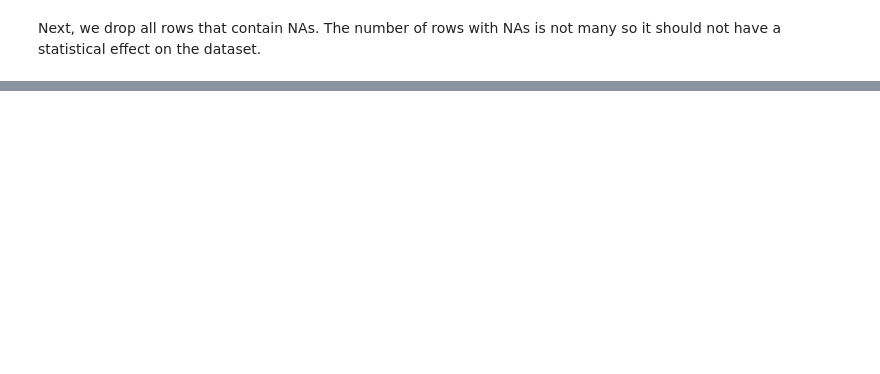
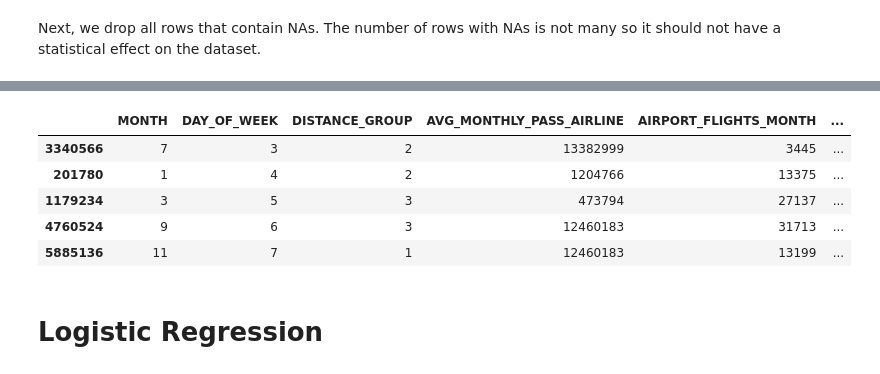
Before and after one commit to Evan-Burch/2019-Airline-Delays, a Jupyter notebook: 2019_Airline_Delays.ipynb, the cells around one changed output, grey strips where cells are left out. Cells and saved outputs as stored; diff of their text form; code cells hidden in the pictures; blank space fills up the shorter version.

```diff
--- a/2019_Airline_Delays.ipynb
+++ b/2019_Airline_Delays.ipynb
@@ -229,0 +286,20 @@ Original Shape:           MONTH  DAY_OF_WEEK  DEP_DEL15 DEP_TIME_BLK  DISTANCE_G
+# %%
+x = full_data_encoded[["MONTH","DAY_OF_WEEK","DISTANCE_GROUP","AVG_MONTHLY_PASS_AIRLINE","AIRPORT_FLIGHTS_MONTH","AIRLINE_FLIGHTS_MONTH","PLANE_AGE","GROUND_SERV_PER_PASS","PRCP","SNOW","SNWD","TMAX","AWND","DEP_TIME_BLK","CARRIER_NAME","DEPARTING_AIRPORT","CONCURRENT_FLIGHTS","NUMBER_OF_SEATS","FLT_ATTENDANTS_PER_PASS"]]
+y = full_data_encoded["DEP_DEL15"]
+# %%
+X_train, X_test, y_train, y_test = train_test_split(x, y, test_size = 0.20, random_state = 0)
+#sc = StandardScaler()
+#X_train = sc.fit_transform(X_train)
+#X_test = sc.transform(X_test)
+# %%
+X_train_df = pd.DataFrame(X_train)
+X_train_df.head()
+# %% [output]
+|  | MONTH | DAY_OF_WEEK | DISTANCE_GROUP | AVG_MONTHLY_PASS_AIRLINE | AIRPORT_FLIGHTS_MONTH | ... |
+| 3340566 | 7 | 3 | 2 | 13382999 | 3445 | ... |
+| 201780 | 1 | 4 | 2 | 1204766 | 13375 | ... |
+| 1179234 | 3 | 5 | 3 | 473794 | 27137 | ... |
+| 4760524 | 9 | 6 | 3 | 12460183 | 31713 | ... |
+| 5885136 | 11 | 7 | 1 | 12460183 | 13199 | ... |
+# %% [markdown]
+# Logistic Regression
```
Also changed, not shown: parts of 43 cells of this notebook.
